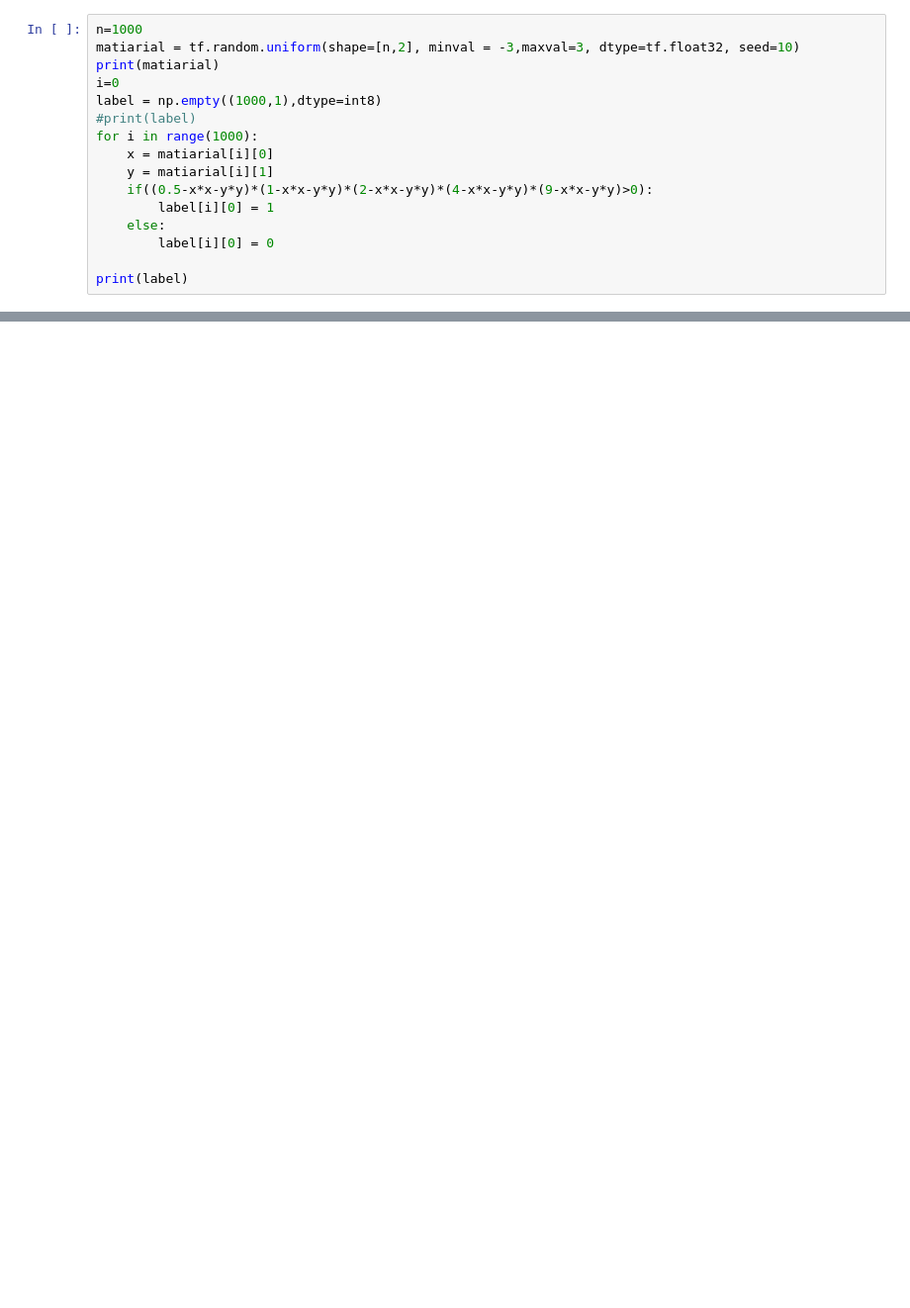
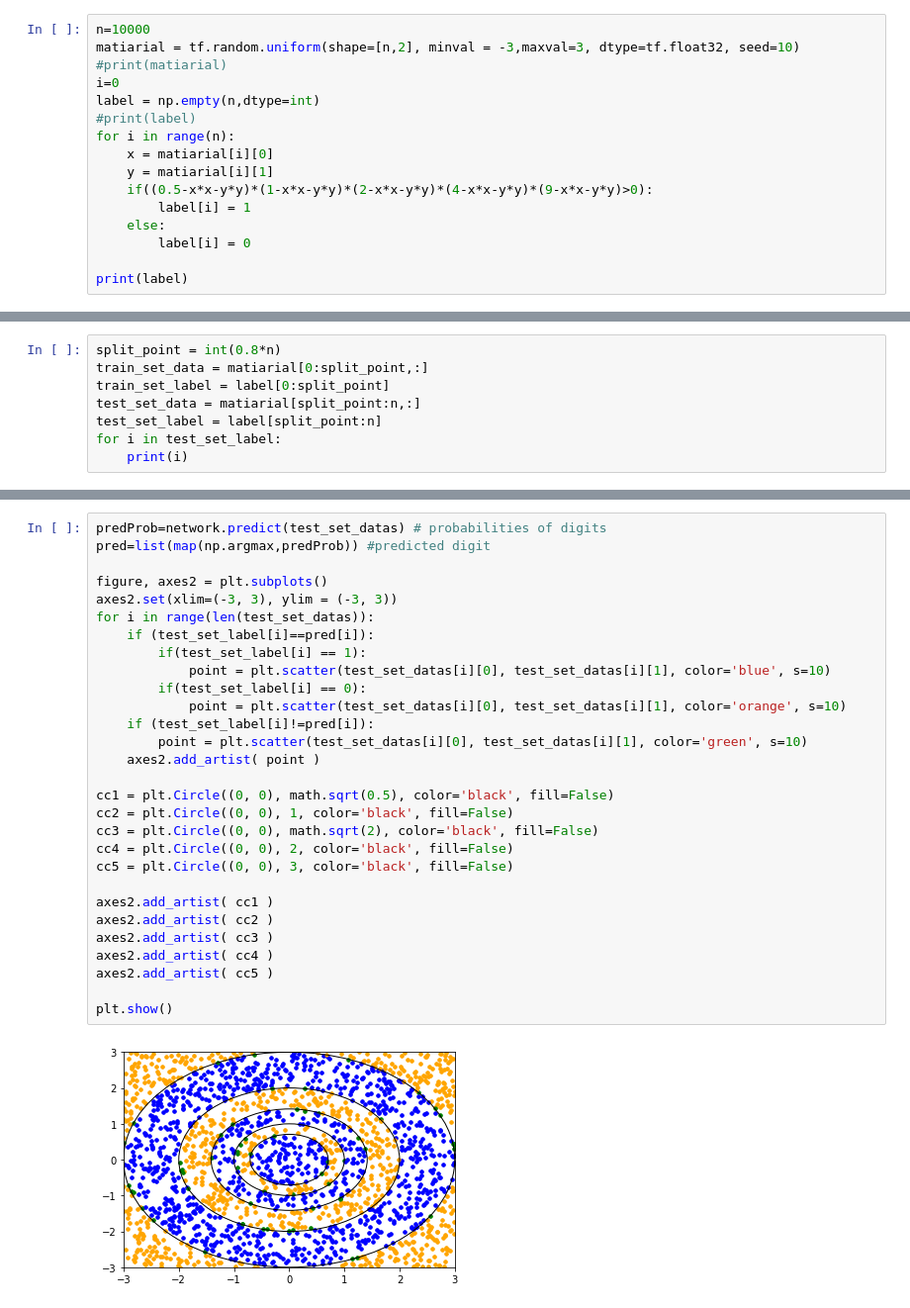
Before and after one commit to whylovegithub/MITA_Second_Year, a Jupyter notebook: NNDL/hw/hw1/hw1.ipynb, the cells around one changed output, grey strips where cells are left out. Shown at 99% size. Drawn from its saved outputs; the diff is of its cells as text; blank space fills up the shorter version.

```diff
--- a/NNDL/hw/hw1/hw1.ipynb
+++ b/NNDL/hw/hw1/hw1.ipynb
@@ -7,17 +13,17 @@ import tensorflow as tf
 # %%
-n=1000
+n=10000
 matiarial = tf.random.uniform(shape=[n,2], minval = -3,maxval=3, dtype=tf.float32, seed=10)
-print(matiarial)
+#print(matiarial)
 i=0
-label = np.empty((1000,1),dtype=int8)
+label = np.empty(n,dtype=int)
 #print(label)
-for i in range(1000):
+for i in range(n):
     x = matiarial[i][0]
     y = matiarial[i][1]
     if((0.5-x*x-y*y)*(1-x*x-y*y)*(2-x*x-y*y)*(4-x*x-y*y)*(9-x*x-y*y)>0):
-        label[i][0] = 1
+        label[i] = 1
     else:
-        label[i][0] = 0
+        label[i] = 0
 
 print(label)
 # %% [output]
@@ -40,0 +60,8 @@ tf.Tensor(
+# %%
+split_point = int(0.8*n)
+train_set_data = matiarial[0:split_point,:]
+train_set_label = label[0:split_point]
+test_set_data = matiarial[split_point:n,:]
+test_set_label = label[split_point:n]
+for i in test_set_label:
+    print(i)
@@ -40,0 +156,31 @@ tf.Tensor(
+# %%
+predProb=network.predict(test_set_datas) # probabilities of digits
+pred=list(map(np.argmax,predProb)) #predicted digit
+
+figure, axes2 = plt.subplots()
+axes2.set(xlim=(-3, 3), ylim = (-3, 3))
+for i in range(len(test_set_datas)):
+    if (test_set_label[i]==pred[i]):
+        if(test_set_label[i] == 1):
+            point = plt.scatter(test_set_datas[i][0], test_set_datas[i][1], color='blue', s=10)
+        if(test_set_label[i] == 0):
+            point = plt.scatter(test_set_datas[i][0], test_set_datas[i][1], color='orange', s=10)
+    if (test_set_label[i]!=pred[i]):
+        point = plt.scatter(test_set_datas[i][0], test_set_datas[i][1], color='green', s=10)
+    axes2.add_artist( point )
+
+cc1 = plt.Circle((0, 0), math.sqrt(0.5), color='black', fill=False)
+cc2 = plt.Circle((0, 0), 1, color='black', fill=False)
+cc3 = plt.Circle((0, 0), math.sqrt(2), color='black', fill=False)
+cc4 = plt.Circle((0, 0), 2, color='black', fill=False)
+cc5 = plt.Circle((0, 0), 3, color='black', fill=False)
+
+axes2.add_artist( cc1 )
+axes2.add_artist( cc2 )
+axes2.add_artist( cc3 )
+axes2.add_artist( cc4 )
+axes2.add_artist( cc5 )
+
+plt.show()
+# %% [output]
+[figure, added]
```
Also changed, not shown: parts of 9 cells of this notebook, 8 other files.
